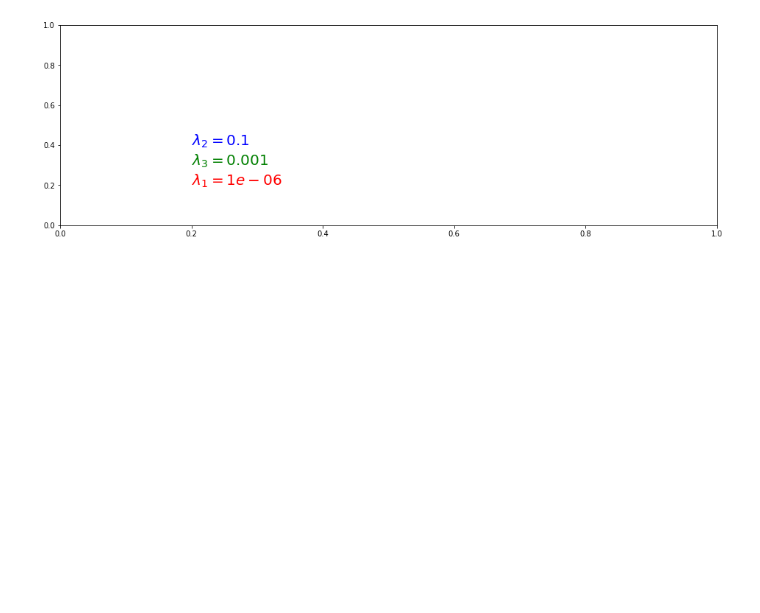
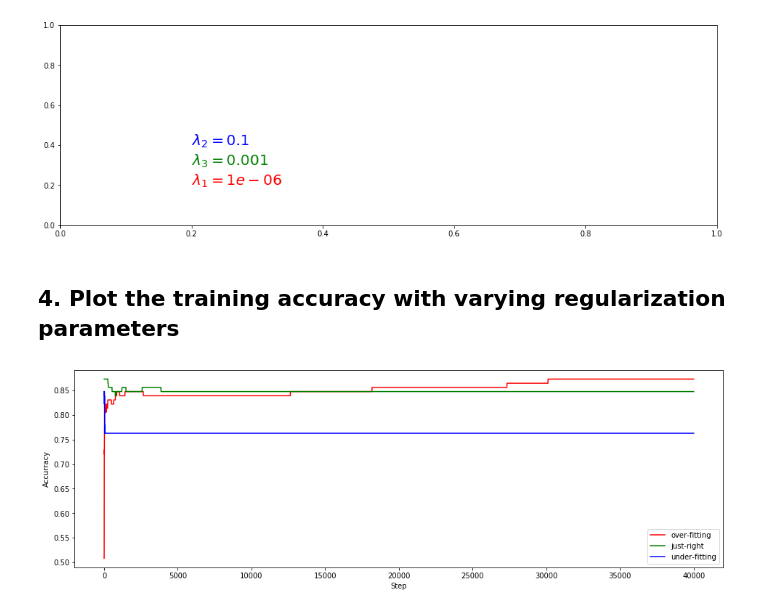
Before and after one commit to wonbeomjang/CAU54161-Machine-learning-class, a Jupyter notebook: Assignment_07/Assignment_07.ipynb, the cells around one changed output. Saved outputs shown, nothing was run; the diff lists cells and outputs as text; code cells hidden in the pictures; blank space fills up the shorter version.

Commit message:
4. Plot the training accuracy with varying regularization parameters¶

```diff
--- a/Assignment_07/Assignment_07.ipynb
+++ b/Assignment_07/Assignment_07.ipynb
@@ -121,3 +121,17 @@ plt.text(0.2, 0.4, f'$\lambda_2={weight_decay[2]}$', size=20, color='b')
 plt.show()
 # %% [output]
 [figure]
+# %% [markdown]
+## 4. Plot the training accuracy with varying regularization parameters
+# %%
+plt.figure(figsize=(16, 5))
+plt.plot(accuracys[0], c='r', label='over-fitting')
+plt.plot(accuracys[1], c='g', label='just-right')
+plt.plot(accuracys[2], c='b', label='under-fitting')
+plt.ylabel('Accurracy')
+plt.xlabel('Step')
+
+plt.legend(loc='lower right')
+plt.show()
+# %% [output]
+[figure, added]
```
